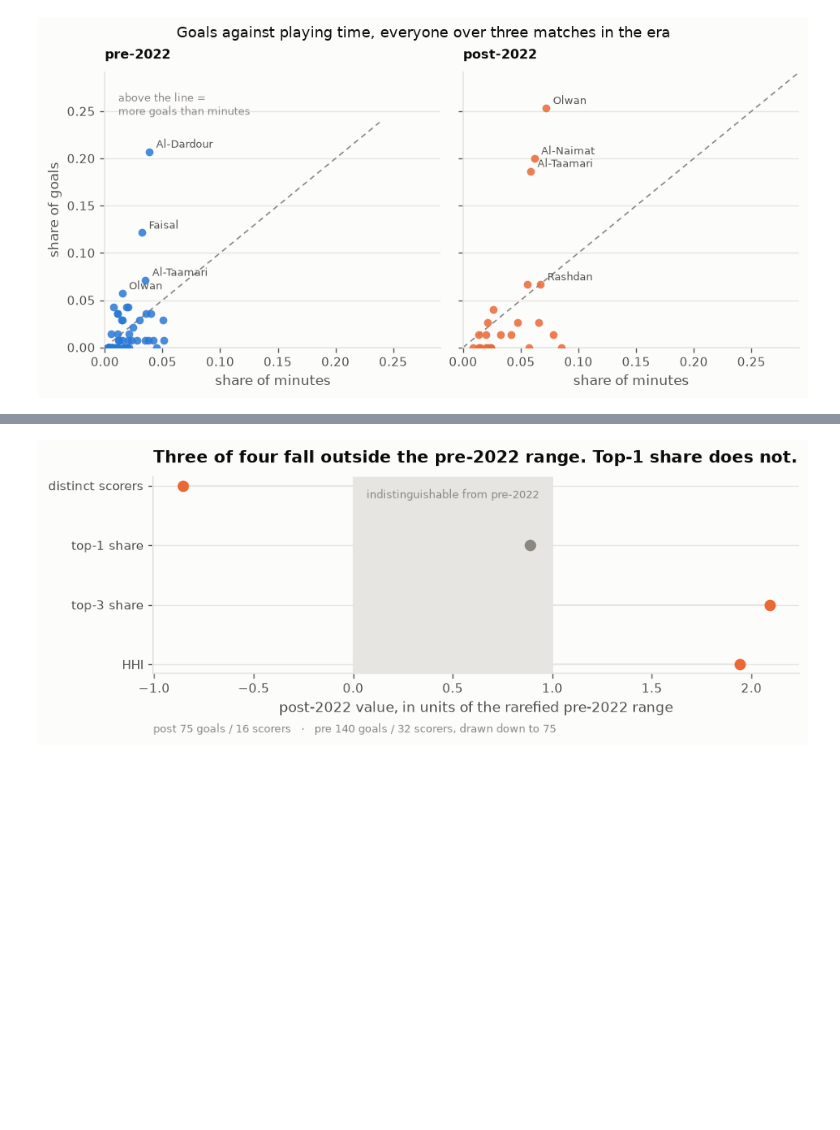
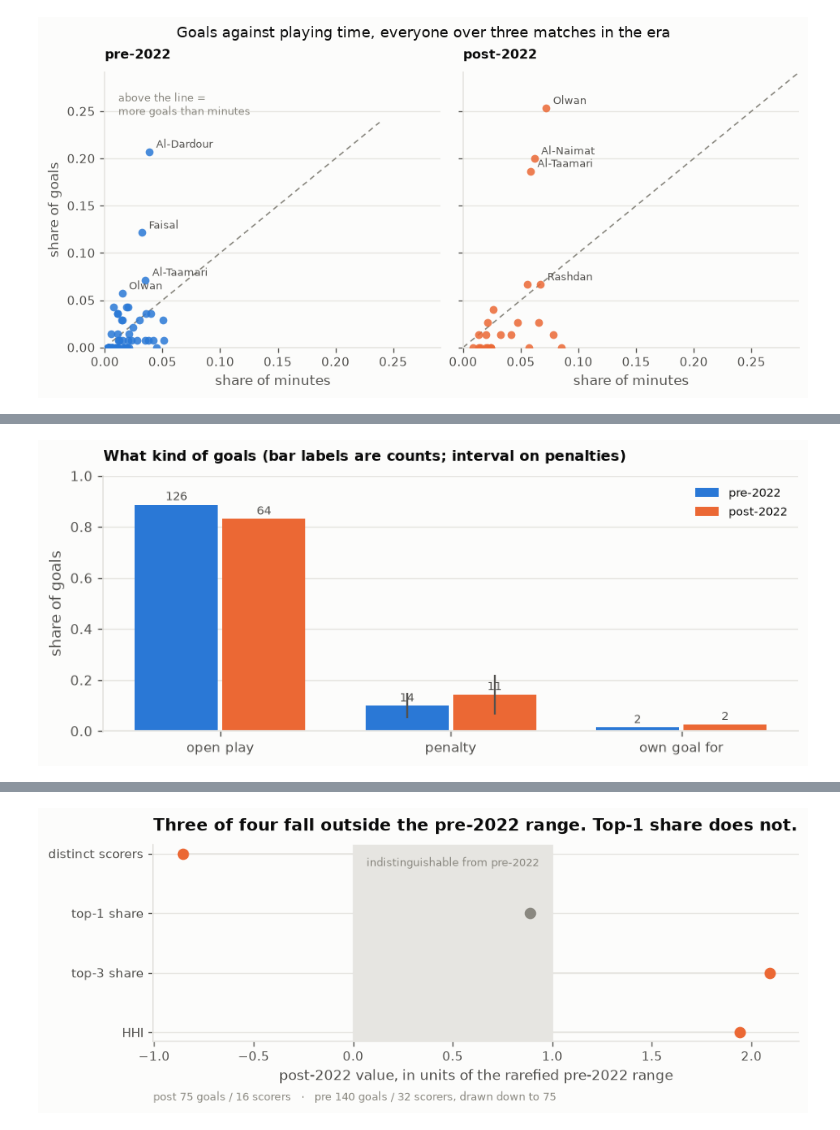
Before and after one commit to mqedan217/jordan-football-strength, a Jupyter notebook: notebooks/03_where_the_goals_came_from.ipynb, the cells around one changed output, grey strips where cells are left out. Saved outputs shown, nothing was run; the diff lists cells and outputs as text; code cells hidden in the pictures; blank space fills up the shorter version.

```diff
--- a/notebooks/03_where_the_goals_came_from.ipynb
+++ b/notebooks/03_where_the_goals_came_from.ipynb
@@ -827,0 +771,38 @@ plt.show()
+# %%
+# What kind of goals? Penalties and own goals flatter a scoring record, so the
+# open-play count is the one worth carrying forward.
+# the FULL goals frame, not gj: an own goal for Jordan is scored by an opponent
+# and so carries no Jordan player id, which would zero that bar out
+gt = goals.assign(t=goals.type.fillna("open play"))
+ORD = ["goal", "penalty_goal", "own_goal_for"]
+kinds = (pd.crosstab(gt.t, gt.era, normalize="columns")
+         .reindex(columns=["pre", "post"]).reindex(ORD).fillna(0))
+cnt = (pd.crosstab(gt.t, gt.era).reindex(columns=["pre", "post"])
+       .reindex(ORD).fillna(0))
+kinds.index = cnt.index = ["open play", "penalty", "own goal for"]
+
+fig, ax = plt.subplots(figsize=(7.0, 2.9))
+x = np.arange(len(kinds))
+tot = gt.groupby("era").size().reindex(["pre", "post"])
+for off, e, col in ((-0.19, "pre", viz.BLUE), (0.19, "post", viz.ORANGE)):
+    ax.bar(x + off, kinds[e], width=0.36, color=col, label=f"{e}-2022")
+    for xi_, v, n_ in zip(x + off, kinds[e], cnt[e]):
+        ax.annotate(f"{int(n_)}", (xi_, v), xytext=(0, 3), ha="center",
+                    textcoords="offset points", fontsize=7.5, color=viz.INK_2)
+# an interval on the penalty share, since that is the one people read into
+for i, (off, e) in enumerate(((-0.19, "pre"), (0.19, "post"))):
+    p_ = kinds.loc["penalty", e]
+    lo, hi = np.percentile([rng.binomial(int(tot[e]), p_) / tot[e]
+                            for _ in range(4000)], [2.5, 97.5])
+    ax.vlines(1 + off, lo, hi, color=viz.INK_2, lw=1.3)
+ax.set_xticks(x)
+ax.set_xticklabels(kinds.index)
+ax.set_ylabel("share of goals")
+ax.set_ylim(0, 1.0)
+ax.set_title("What kind of goals (bar labels are counts; interval on penalties)",
+             fontsize=9.5)
+ax.legend(fontsize=8)
+viz.despine(ax)
+plt.show()
+# %% [output]
+[figure, added]
```
Also changed, not shown: parts of 3 cells of this notebook, 1 other file.
